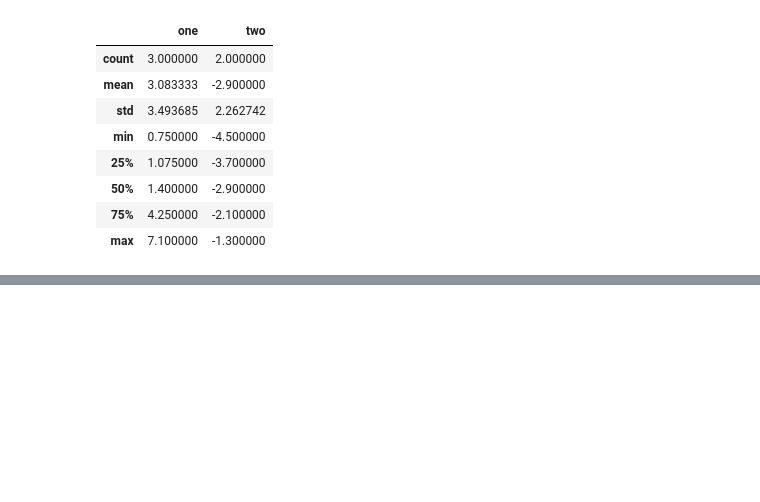
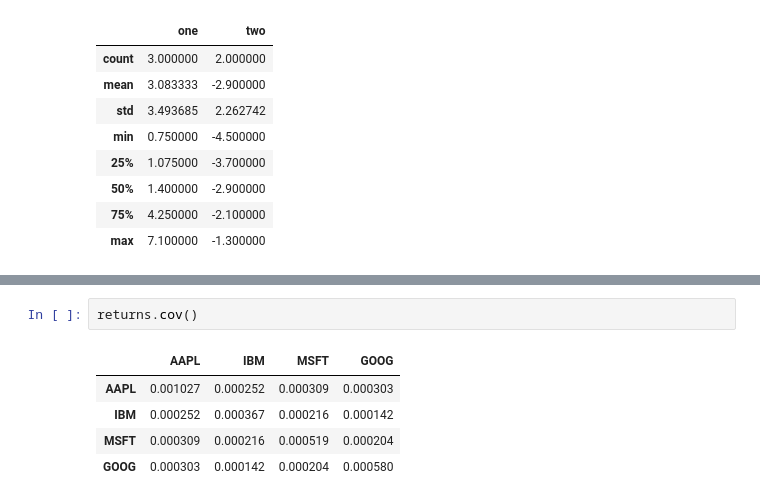
Before and after one commit to shuangsong/python_data_analysis, a Jupyter notebook: note_2.ipynb, the cells around one changed output, grey strips where cells are left out. Drawn from its saved outputs; the diff is of its cells as text; blank space fills up the shorter version.

```diff
--- a/note_2.ipynb
+++ b/note_2.ipynb
@@ -305,0 +341,8 @@ df.describe()
+# %%
+returns.cov()
+# %% [output]
+|  | AAPL | IBM | MSFT | GOOG |
+| AAPL | 0.001027 | 0.000252 | 0.000309 | 0.000303 |
+| IBM | 0.000252 | 0.000367 | 0.000216 | 0.000142 |
+| MSFT | 0.000309 | 0.000216 | 0.000519 | 0.000204 |
+| GOOG | 0.000303 | 0.000142 | 0.000204 | 0.000580 |
```
Also changed, not shown: parts of 8 cells of this notebook.
